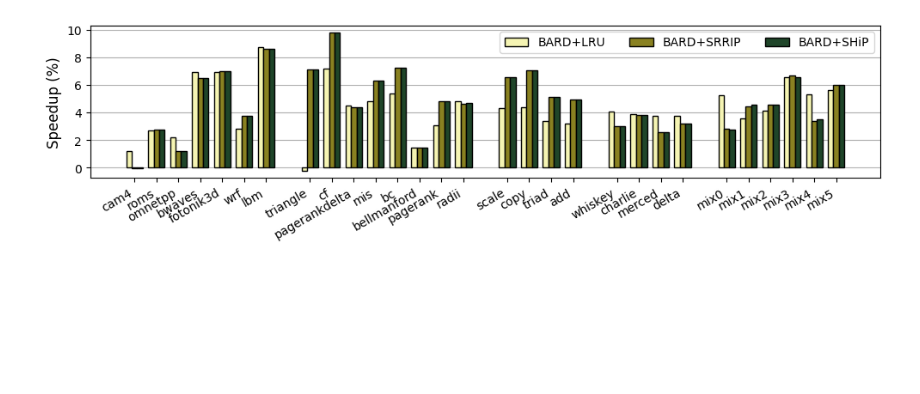
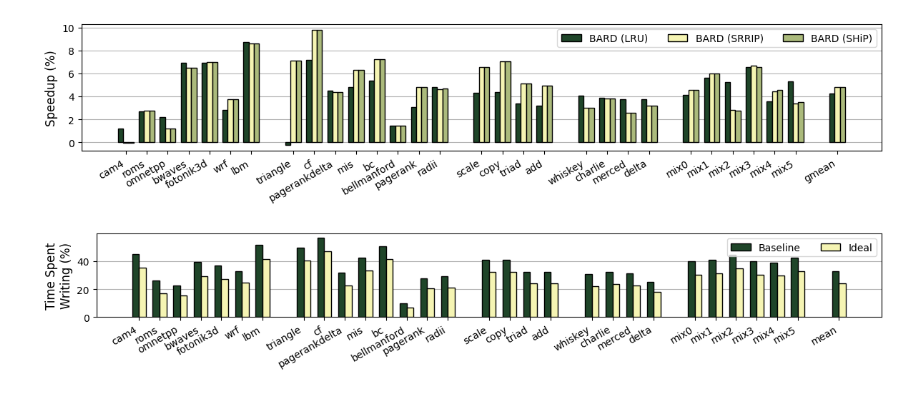
Before and after one commit to panzerox123/champsim-bard, a Jupyter notebook: scripts/bard_plots.ipynb, the cells around one changed output. Cells and saved outputs as stored; diff of their text form; code cells hidden in the pictures; blank space fills up the shorter version.

```diff
--- a/scripts/bard_plots.ipynb
+++ b/scripts/bard_plots.ipynb
@@ -33,5 +56,5 @@ VERSION = 1
 # %%
-def plot_speedup(output_file, ax, baseline_data, policy_data: list, legend: list, colors: list, legend_ncols=1):
+def plot_speedup(ax, baseline_data, policy_data: list, legend: list, colors: list, legend_ncols=1):
     ax.set_ylabel('Speedup (%)', fontsize=12)
 
     if type(baseline_data) is not list:
@@ -45,6 +68,7 @@ def plot_speedup(output_file, ax, baseline_data, policy_data: list, legend: list
     for suite in WORKLOAD_ORDER:
         X.extend(list(range(_x, _x+len(suite))))
         _x += len(suite)+1
+    X.append(_x)
     X = np.array(X)
 
     for (i, pd) in enumerate(policy_data):
@@ -57,6 +81,7 @@ def plot_speedup(output_file, ax, baseline_data, policy_data: list, legend: list
                 policy_ipc = pd[w]['IPC']
                 Y.append(policy_ipc/baseline_ipc)
             # plot bar:
+        Y.append(sp.stats.gmean(Y))
         Y = np.array(Y)
         Y = (Y-1)*100
         ax.bar(X+offset, Y, width, color=colors[i], label=legend[i], edgecolor='k', zorder=3)
@@ -64,16 +89,13 @@ def plot_speedup(output_file, ax, baseline_data, policy_data: list, legend: list
 
     # set x labels to workloads
     workload_x_ticks = X + (len(legend)-1)/2 * width
-    ax.set_xticks(workload_x_ticks, ALL_WORKLOADS, rotation=30, ha='right', fontsize=10)
+    ax.set_xticks(workload_x_ticks, ALL_WORKLOADS_PLUS_GMEAN, rotation=30, ha='right', fontsize=10)
     ax.grid(visible=True, axis='y', zorder=0)
     ax.legend(fontsize=10, ncols=legend_ncols, loc='upper right')
-
-    plt.tight_layout()
-    plt.savefig(output_file, bbox_inches='tight')
 # %%
-BASELINE = read_csv_data('../data/baseline.csv')
-BARD = read_csv_data('../data/bard.csv')
-BARD_E = read_csv_data('../data/bard_e.csv')
-BARD_C = read_csv_data('../data/bard_c.csv')
-EAGER = read_csv_data('../data/eager.csv')
-VWQ = read_csv_data('../data/vwq.csv')
+BASELINE = REORDER(read_csv_data('../data/baseline.csv'))
+BARD = REORDER(read_csv_data('../data/bard.csv'))
+BARD_E = REORDER(read_csv_data('../data/bard_e.csv'))
+BARD_C = REORDER(read_csv_data('../data/bard_c.csv'))
+EAGER = REORDER(read_csv_data('../data/eager.csv'))
+VWQ = REORDER(read_csv_data('../data/vwq.csv'))
@@ -102,16 +192,19 @@ plot_speedup(f'bard_plots/v{VERSION}_bard_speedup_with_vwq_and_eager.pdf', ax,
 # %%
-BASELINE_SRRIP = read_csv_data('../data/baseline_srrip.csv')
-BASELINE_SHIP = read_csv_data('../data/baseline_ship.csv')
-BARD_SRRIP = read_csv_data('../data/bard_srrip.csv')
-BARD_SHIP = read_csv_data('../data/bard_ship.csv')
+BASELINE_SRRIP = REORDER(read_csv_data('../data/baseline_srrip.csv'))
+BASELINE_SHIP = REORDER(read_csv_data('../data/baseline_ship.csv'))
+BARD_SRRIP = REORDER(read_csv_data('../data/bard_srrip.csv'))
+BARD_SHIP = REORDER(read_csv_data('../data/bard_ship.csv'))
 
 fig, ax = plt.subplots()
-fig.set_size_inches(10.0, 2.8)
+fig.set_size_inches(12.0, 2.8)
 
-plot_speedup(f'bard_plots/v{VERSION}_bard_speedup_different_repl.pdf', ax,
+plot_speedup(ax,
              [BASELINE, BASELINE_SRRIP, BASELINE_SHIP],
-             [BARD, BARD_SRRIP, BARD_SHIP], ['BARD+LRU', 'BARD+SRRIP', 'BARD+SHiP'],
-            colors=[C1,C2,C3],
+             [BARD, BARD_SRRIP, BARD_SHIP], ['BARD (LRU)', 'BARD (SRRIP)', 'BARD (SHiP)'],
+            colors=[C3,C1,C4],
             legend_ncols=3)
+
+plt.tight_layout()
+plt.savefig(f'bard_plots/v{VERSION}_bard_speedup_different_repl.pdf', bbox_inches='tight')
 # %% [output]
-[figure, old version]
+[figure, new version]
@@ -117,0 +255,17 @@ plot_speedup(f'bard_plots/v{VERSION}_bard_speedup_different_repl.pdf', ax,
+# %%
+fig, ax = plt.subplots()
+fig.set_size_inches(12.0,2.2)
+
+write_mode_time = get_stat_for_workloads(BASELINE, 'Write Mode Fraction')
+ideal_write_mode_time = get_stat_for_workloads(BASELINE, 'Ideal Write Mode Fraction')
+
+plot_stat(ax,
+          [write_mode_time, ideal_write_mode_time], ['Baseline', 'Ideal'],
+          'Time Spent\nWriting (%)',
+          [C3,C1],
+          legend_ncols=2,
+          is_percentage=True, plot_mean='hmean')
+plt.tight_layout()
+plt.savefig(f'bard_plots/v{VERSION}_write_mode_time_baseline_only.pdf', bbox_inches='tight')
+# %% [output]
+[figure, added]
```
Also changed, not shown: parts of 8 cells of this notebook, 14 other files.
